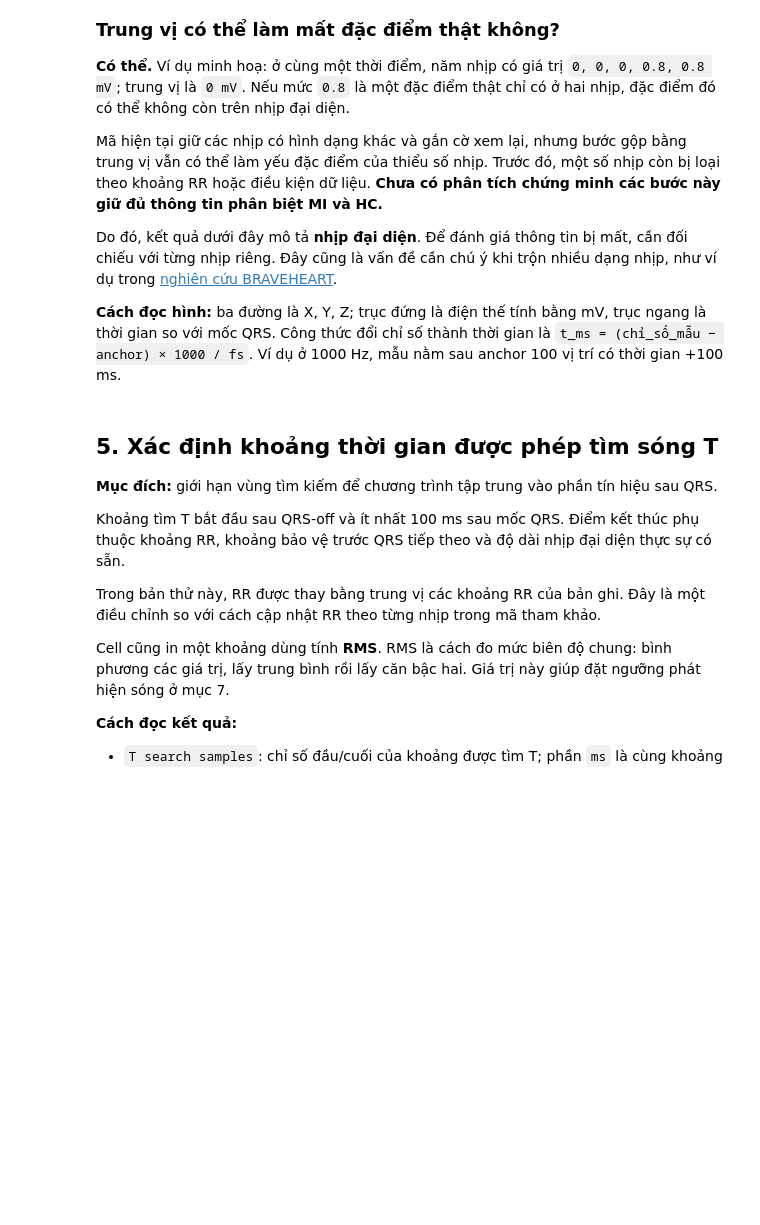
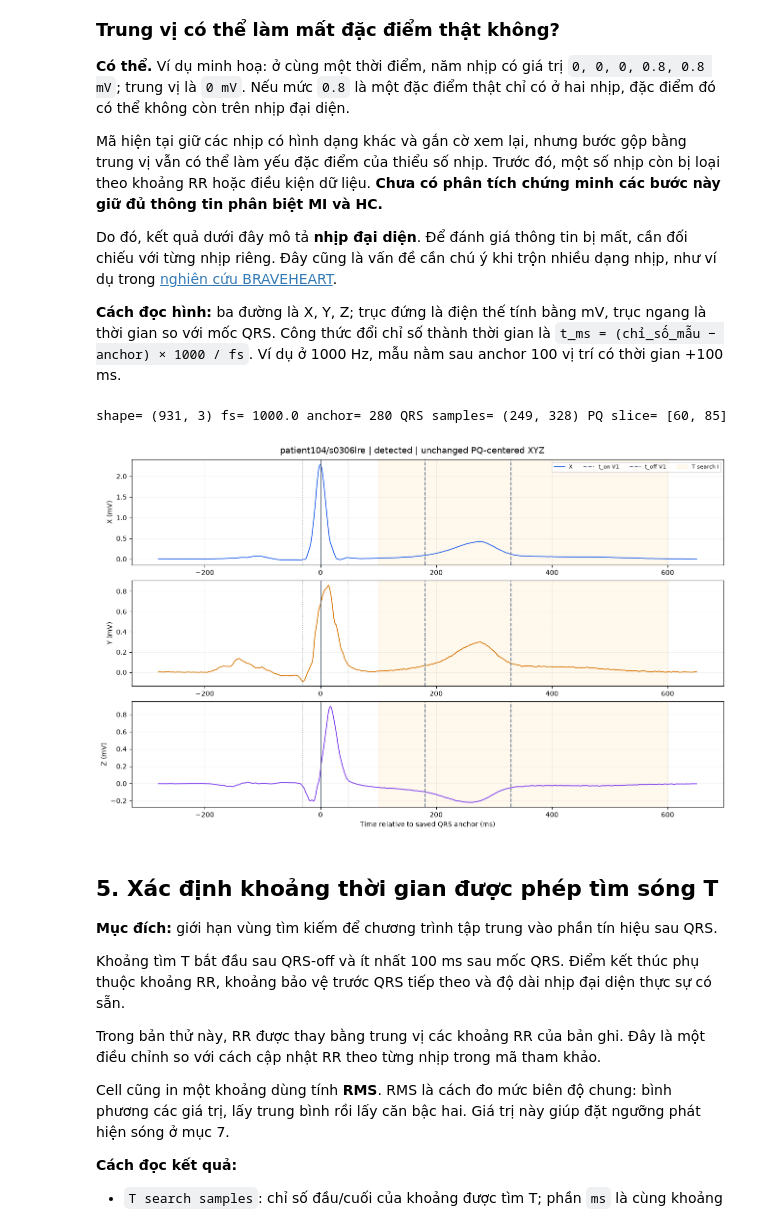
Before and after one commit to NgThach/VCG, a Jupyter notebook: 09_VCG_T_Loop_Almeida_Wavelet_TLS_Experiment.ipynb, the cells around one changed output. Drawn from its saved outputs; the diff is of its cells as text; code cells hidden in the pictures; blank space fills up the shorter version.

Commit message:
Initial commit on nhu branch

```diff
--- a/09_VCG_T_Loop_Almeida_Wavelet_TLS_Experiment.ipynb
+++ b/09_VCG_T_Loop_Almeida_Wavelet_TLS_Experiment.ipynb
@@ -77,7 +93,14 @@ set_matplotlib_formats('png')
 
 CFG = AlmeidaConfig()  # paper/reference choices; not tuned on test
 OUT = DEFAULT_OUT
-frame, manifest, V1_CFG, protected, experiment_config = initialize(OUT, CFG)
+try:
+    frame, manifest, V1_CFG, protected, experiment_config = initialize(OUT, CFG)
+except RuntimeError as exc:
+    if "Protected V1 changed" not in str(exc): raise
+    # Existing V1 artifacts may predate the current notebook 05; use a
+    # fresh 09 output so the new protected hash is explicit and reproducible.
+    OUT = DEFAULT_OUT.parent / "vcg_t_almeida_v2_experiment_notebook09"
+    frame, manifest, V1_CFG, protected, experiment_config = initialize(OUT, CFG)
 print('Implementation class:', METHOD_CLASS)
 print('Notebook08 thực sự có:', experiment_config['notebook08_available'])
 print('V1 protected files:', len(protected))
@@ -116,3 +160,11 @@ available = xyz_median is not None
 print(RECORD_ID, result_row['status'], result_row['failure_reason'])
 print('Source JSON:', median['json_path'])
 print('Source NPZ SHA256:', median['signal_sha256'])
+# Reset các biến trung gian khi chọn lại record, tránh dùng trace của ca trước.
+t = median["time_ms"] if available else None
+rr = None
+search_window = rms_interval = initial_window = None
+wavelets = filter_bank = None
+single_leads = []
+ml_scale = W_xyz = None
+search_ready = False
@@ -137,11 +193,14 @@ Do đó, kết quả dưới đây mô tả **nhịp đại diện**. Để đá
 # %%
 if available:
     t = median['time_ms']
     assert xyz_median.shape == (len(t), 3) and np.isfinite(xyz_median).all()
     assert np.array_equal(t, (np.arange(len(t))-anchor)*1000/fs)
     print('shape=', xyz_median.shape, 'fs=', fs, 'anchor=', anchor,
-          'QRS samples=', (b['qrs_on'],b['qrs_off']), 'PQ slice=',median['artifact']['pq_indices'])
+          'QRS samples=', (b.get('qrs_on'),b.get('qrs_off')), 'PQ slice=',median['artifact']['pq_indices'])
 fig = plot_median(case, comparison=False); display(fig); plt.close(fig)
+# %% [output]
+shape= (931, 3) fs= 1000.0 anchor= 280 QRS samples= (249, 328) PQ slice= [60, 85]
+[figure, added]
 # %% [markdown]
 ## 5. Xác định khoảng thời gian được phép tìm sóng T
 
```
Also changed, not shown: parts of 43 cells of this notebook, 16 other files.
